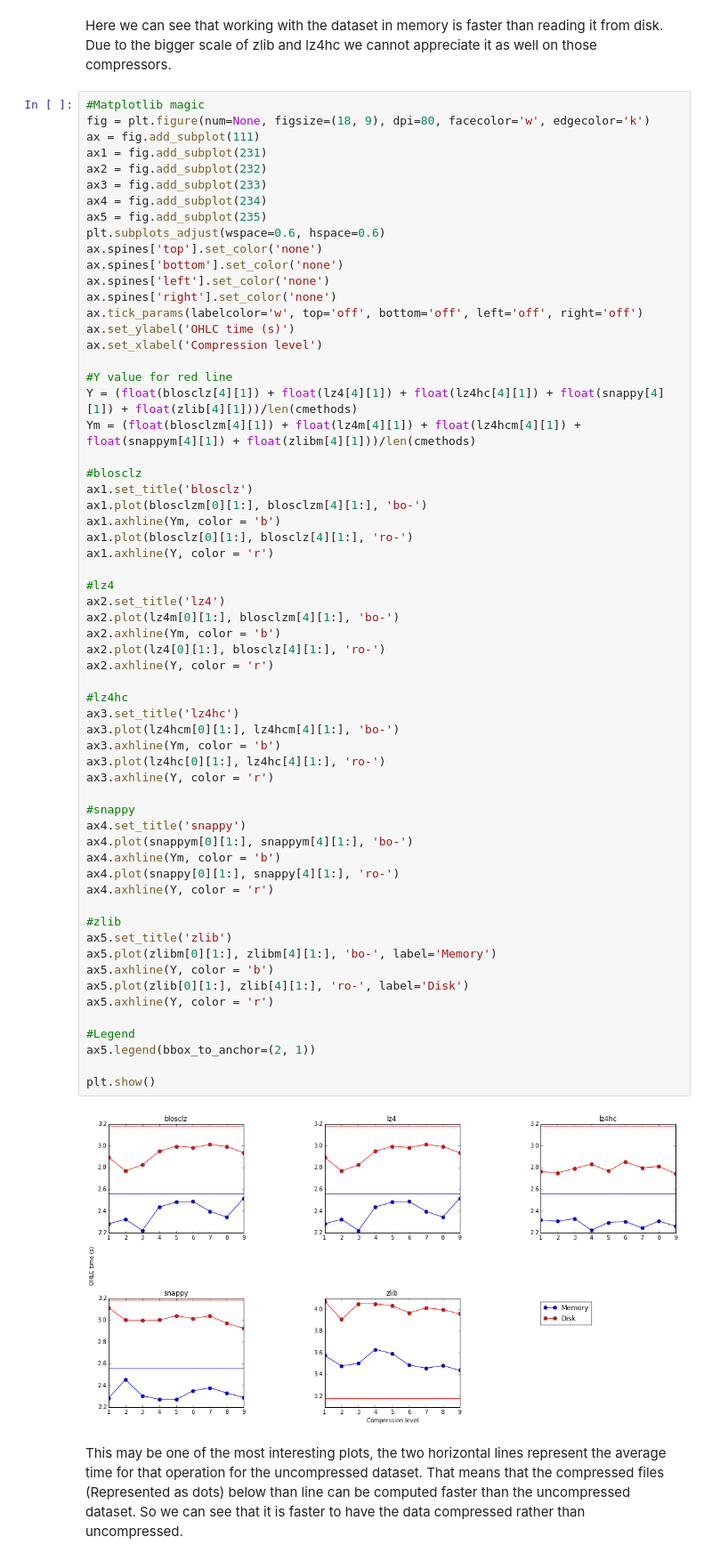
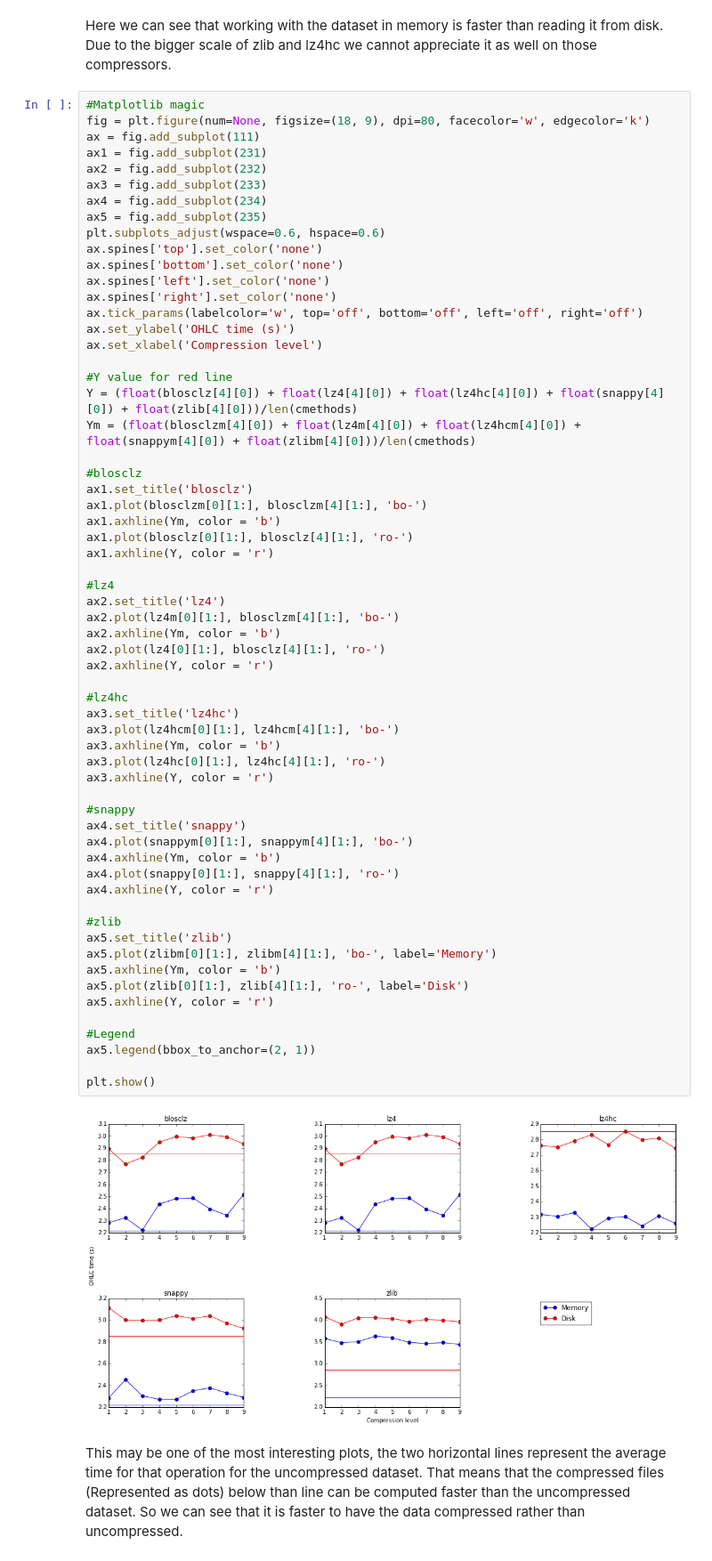
Before and after one commit to pablojimenezmateo/Big-Data, a Jupyter notebook: Disk vs Memory, btable.ipynb, the cells around one changed output. Shown: that part at 89% size. Cells and saved outputs as stored; diff of their text form.

```diff
--- a/Disk vs Memory, btable.ipynb
+++ b/Disk vs Memory, btable.ipynb
@@ -394,8 +394,8 @@ ax.set_ylabel('OHLC time (s)')
 ax.set_xlabel('Compression level')
 
 #Y value for red line
-Y = (float(blosclz[4][1]) + float(lz4[4][1]) + float(lz4hc[4][1]) + float(snappy[4][1]) + float(zlib[4][1]))/len(cmethods)
-Ym = (float(blosclzm[4][1]) + float(lz4m[4][1]) + float(lz4hcm[4][1]) + float(snappym[4][1]) + float(zlibm[4][1]))/len(cmethods)
+Y = (float(blosclz[4][0]) + float(lz4[4][0]) + float(lz4hc[4][0]) + float(snappy[4][0]) + float(zlib[4][0]))/len(cmethods)
+Ym = (float(blosclzm[4][0]) + float(lz4m[4][0]) + float(lz4hcm[4][0]) + float(snappym[4][0]) + float(zlibm[4][0]))/len(cmethods)
 
 #blosclz
 ax1.set_title('blosclz')
@@ -409,35 +409,35 @@ ax2.set_title('lz4')
 ax2.plot(lz4m[0][1:], blosclzm[4][1:], 'bo-')
 ax2.axhline(Ym, color = 'b')
 ax2.plot(lz4[0][1:], blosclz[4][1:], 'ro-')
 ax2.axhline(Y, color = 'r')
 
 #lz4hc
 ax3.set_title('lz4hc')
 ax3.plot(lz4hcm[0][1:], lz4hcm[4][1:], 'bo-')
 ax3.axhline(Ym, color = 'b')
 ax3.plot(lz4hc[0][1:], lz4hc[4][1:], 'ro-')
 ax3.axhline(Y, color = 'r')
 
 #snappy
 ax4.set_title('snappy')
 ax4.plot(snappym[0][1:], snappym[4][1:], 'bo-')
 ax4.axhline(Ym, color = 'b')
 ax4.plot(snappy[0][1:], snappy[4][1:], 'ro-')
 ax4.axhline(Y, color = 'r')
 
 #zlib
 ax5.set_title('zlib')
 ax5.plot(zlibm[0][1:], zlibm[4][1:], 'bo-', label='Memory')
-ax5.axhline(Y, color = 'b')
+ax5.axhline(Ym, color = 'b')
 ax5.plot(zlib[0][1:], zlib[4][1:], 'ro-', label='Disk')
 ax5.axhline(Y, color = 'r')
 
 #Legend
 ax5.legend(bbox_to_anchor=(2, 1))
 
 plt.show()
 # %% [output]
-[figure, old version]
+[figure, new version]
 # %% [markdown]
 This may be one of the most interesting plots, the two horizontal lines represent the average time for that operation for the uncompressed dataset. That means that the compressed files (Represented as dots) below than line can be computed faster than the uncompressed dataset. So we can see that it is faster to have the data compressed rather than uncompressed.
 # %% [markdown]
```
Also changed, not shown: parts of 1 cell of this notebook, 8 other files.
